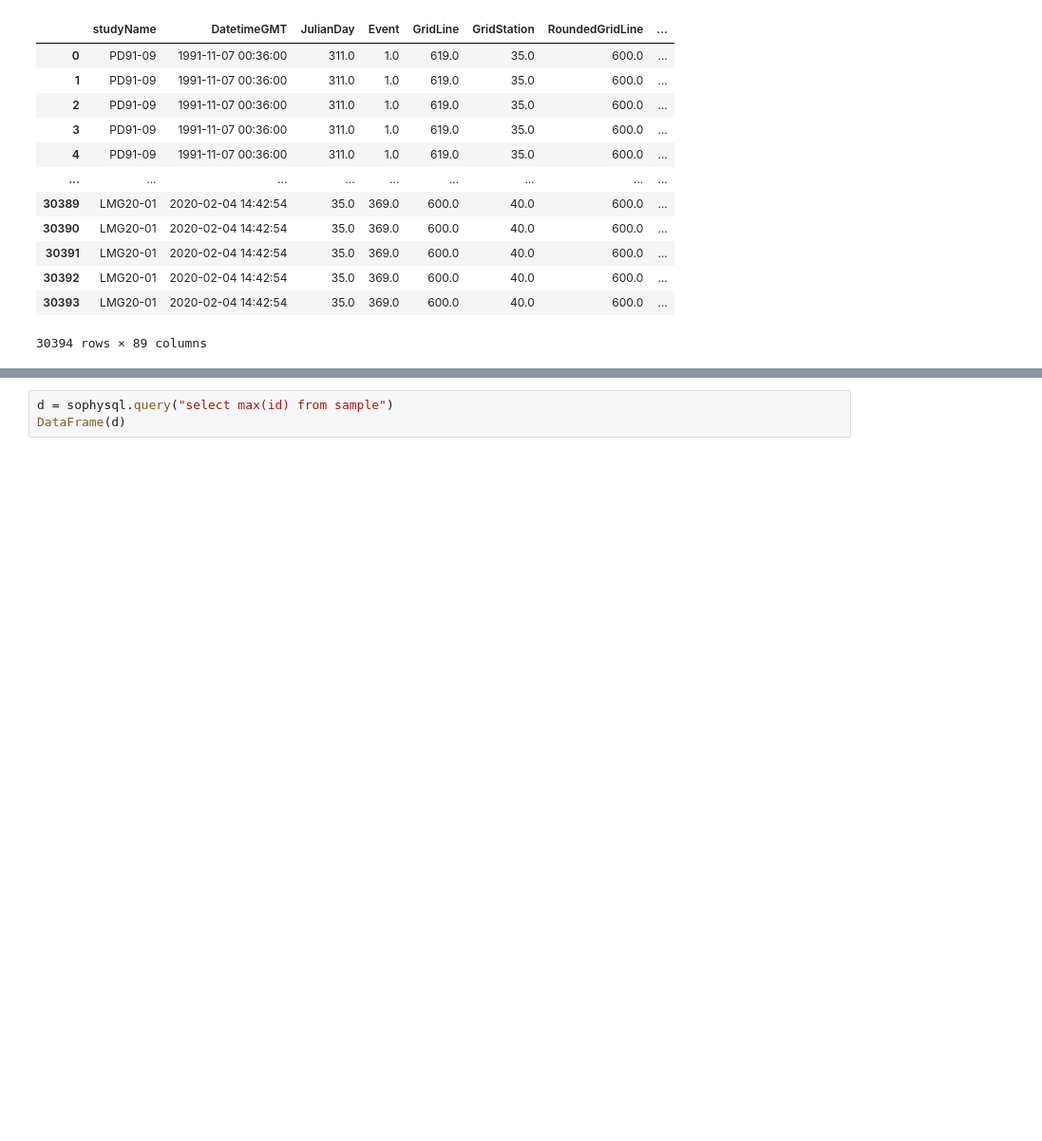
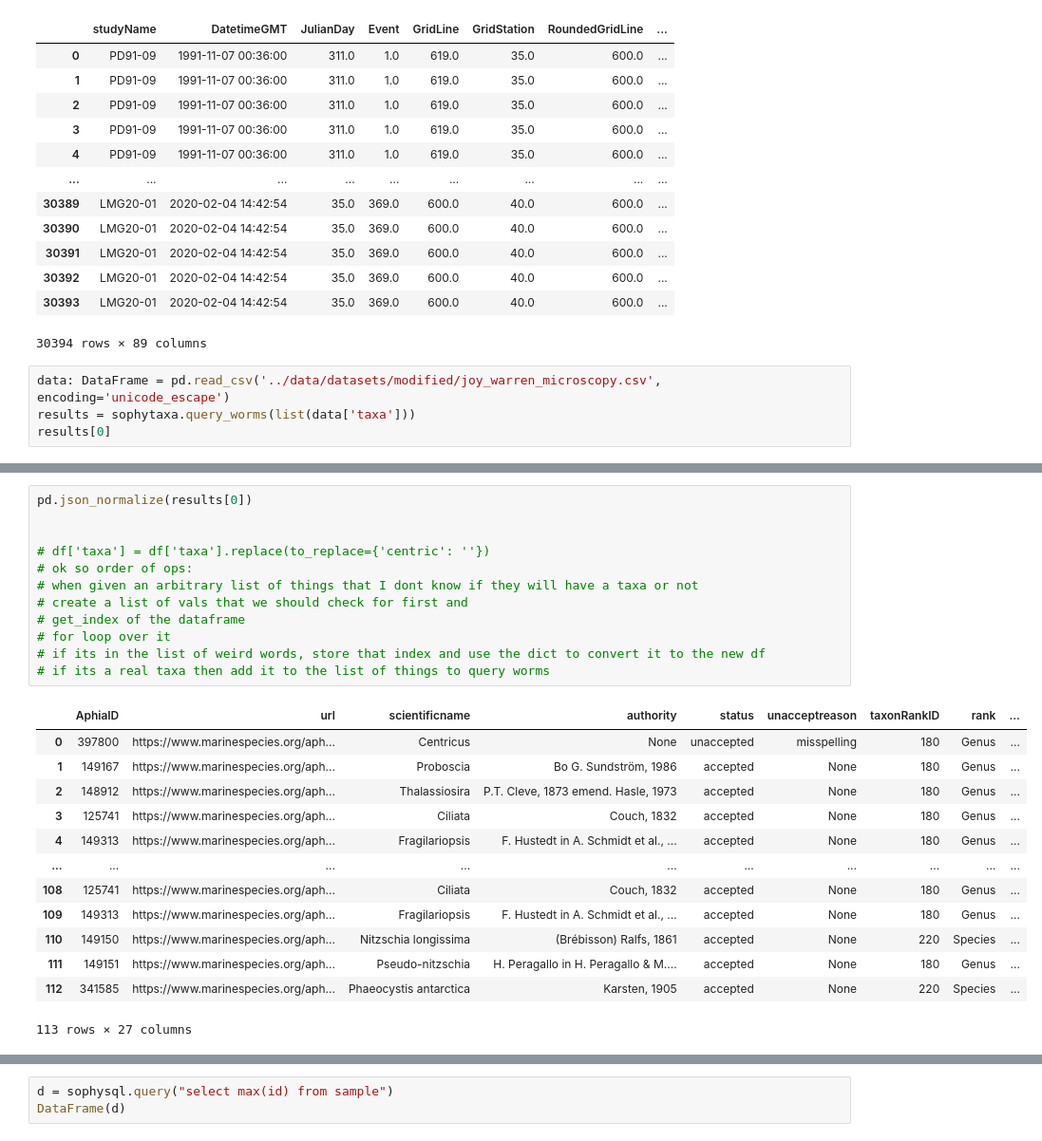
Before and after one commit to ayushnag/sophy, a Jupyter notebook: sophy/sophysandbox.ipynb, the cells around one changed output, grey strips where cells are left out. Shown at 95% size. Drawn from its saved outputs; the diff is of its cells as text; blank space fills up the shorter version.

Commit message:
General updates and added new main sophy.py file

```diff
--- a/db/sophysandbox.ipynb
+++ b/sophy/sophysandbox.ipynb
@@ -509,3 +510,7 @@ df
 | 30392 | LMG20-01 | 2020-02-04 14:42:54 | 35.0 | 369.0 | 600.0 | 40.0 | 600.0 | ... |
 | 30393 | LMG20-01 | 2020-02-04 14:42:54 | 35.0 | 369.0 | 600.0 | 40.0 | 600.0 | ... |
 30394 rows × 89 columns
+# %%
+data: DataFrame = pd.read_csv('../data/datasets/modified/joy_warren_microscopy.csv', encoding='unicode_escape')
+results = sophytaxa.query_worms(list(data['taxa']))
+results[0]
@@ -511,0 +531,26 @@ df
+# %%
+pd.json_normalize(results[0])
+
+
+# df['taxa'] = df['taxa'].replace(to_replace={'centric': ''})
+# ok so order of ops:
+# when given an arbitrary list of things that I dont know if they will have a taxa or not
+# create a list of vals that we should check for first and
+# get_index of the dataframe
+# for loop over it
+# if its in the list of weird words, store that index and use the dict to convert it to the new df
+# if its a real taxa then add it to the list of things to query worms
+# %% [output]
+|  | AphiaID | url | scientificname | authority | status | unacceptreason | taxonRankID | rank | ... |
+| 0 | 397800 | https://www.marinespecies.org/aph... | Centricus | None | unaccepted | misspelling | 180 | Genus | ... |
+| 1 | 149167 | https://www.marinespecies.org/aph... | Proboscia | Bo G. Sundström, 1986 | accepted | None | 180 | Genus | ... |
+| 2 | 148912 | https://www.marinespecies.org/aph... | Thalassiosira | P.T. Cleve, 1873 emend. Hasle, 1973 | accepted | None | 180 | Genus | ... |
+| 3 | 125741 | https://www.marinespecies.org/aph... | Ciliata | Couch, 1832 | accepted | None | 180 | Genus | ... |
+| 4 | 149313 | https://www.marinespecies.org/aph... | Fragilariopsis | F. Hustedt in A. Schmidt et al., ... | accepted | None | 180 | Genus | ... |
+| ... | ... | ... | ... | ... | ... | ... | ... | ... | ... |
+| 108 | 125741 | https://www.marinespecies.org/aph... | Ciliata | Couch, 1832 | accepted | None | 180 | Genus | ... |
+| 109 | 149313 | https://www.marinespecies.org/aph... | Fragilariopsis | F. Hustedt in A. Schmidt et al., ... | accepted | None | 180 | Genus | ... |
+| 110 | 149150 | https://www.marinespecies.org/aph... | Nitzschia longissima | (Brébisson) Ralfs, 1861 | accepted | None | 220 | Species | ... |
+| 111 | 149151 | https://www.marinespecies.org/aph... | Pseudo-nitzschia | H. Peragallo in H. Peragallo & M.... | accepted | None | 180 | Genus | ... |
+| 112 | 341585 | https://www.marinespecies.org/aph... | Phaeocystis antarctica | Karsten, 1905 | accepted | None | 220 | Species | ... |
+113 rows × 27 columns
```
Also changed, not shown: parts of 7 cells of this notebook, 13 other files.
